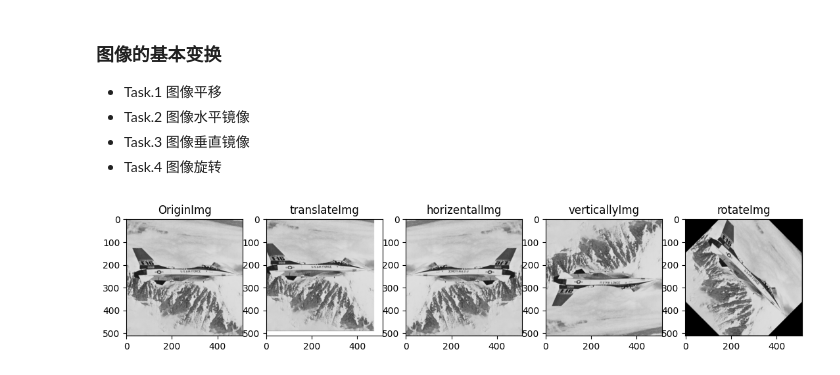
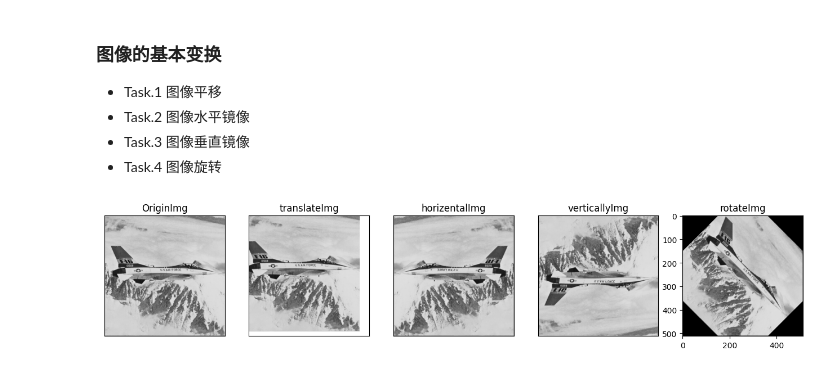
Before and after one commit to NJUSTzwh/ImageAnalysis_homeword, a Jupyter notebook: assignment_2/basicProcess.ipynb, the cells around one changed output. Cells and saved outputs as stored; diff of their text form; code cells hidden in the pictures.

```diff
--- a/assignment_2/basicProcess.ipynb
+++ b/assignment_2/basicProcess.ipynb
@@ -113,21 +113,21 @@ rotateImg = img.bilinear_rotate(45)
 # %%
 # cv2.imwrite("Fig0212Plane_translate.bmp",translateImg)
 # cv2.imwrite("Fig0212Plane_horizental.bmp",horizentalImg)
 # cv2.imwrite("Fig0212Plane_verticallImg.bmp",verticallyImg)
 # cv2.imwrite("Fig0212Plane_rotate.bmp",rotateImg)
 
 #可视化：
 plt.figure(figsize=(16,5))
-plt.subplot(161),plt.imshow(srcImg)
-plt.title("OriginImg")
-plt.subplot(162),plt.imshow(translateImg)
-plt.title("translateImg")
-plt.subplot(163),plt.imshow(horizentalImg)
-plt.title("horizentalImg")
-plt.subplot(164),plt.imshow(verticallyImg)
-plt.title("verticallyImg")
-plt.subplot(165),plt.imshow(rotateImg)
+plt.subplot(151),plt.imshow(srcImg)
+plt.title("OriginImg"),plt.xticks([]), plt.yticks([])
+plt.subplot(152),plt.imshow(translateImg)
+plt.title("translateImg") , plt.xticks([]), plt.yticks([])
+plt.subplot(153),plt.imshow(horizentalImg)
+plt.title("horizentalImg") , plt.xticks([]), plt.yticks([])
+plt.subplot(154),plt.imshow(verticallyImg)
+plt.title("verticallyImg") , plt.xticks([]), plt.yticks([])
+plt.subplot(155),plt.imshow(rotateImg)
 plt.title("rotateImg")
 plt.show()
 # %% [output]
-[figure, old version]
+[figure, new version]
```
Also changed, not shown: 3 other files.
